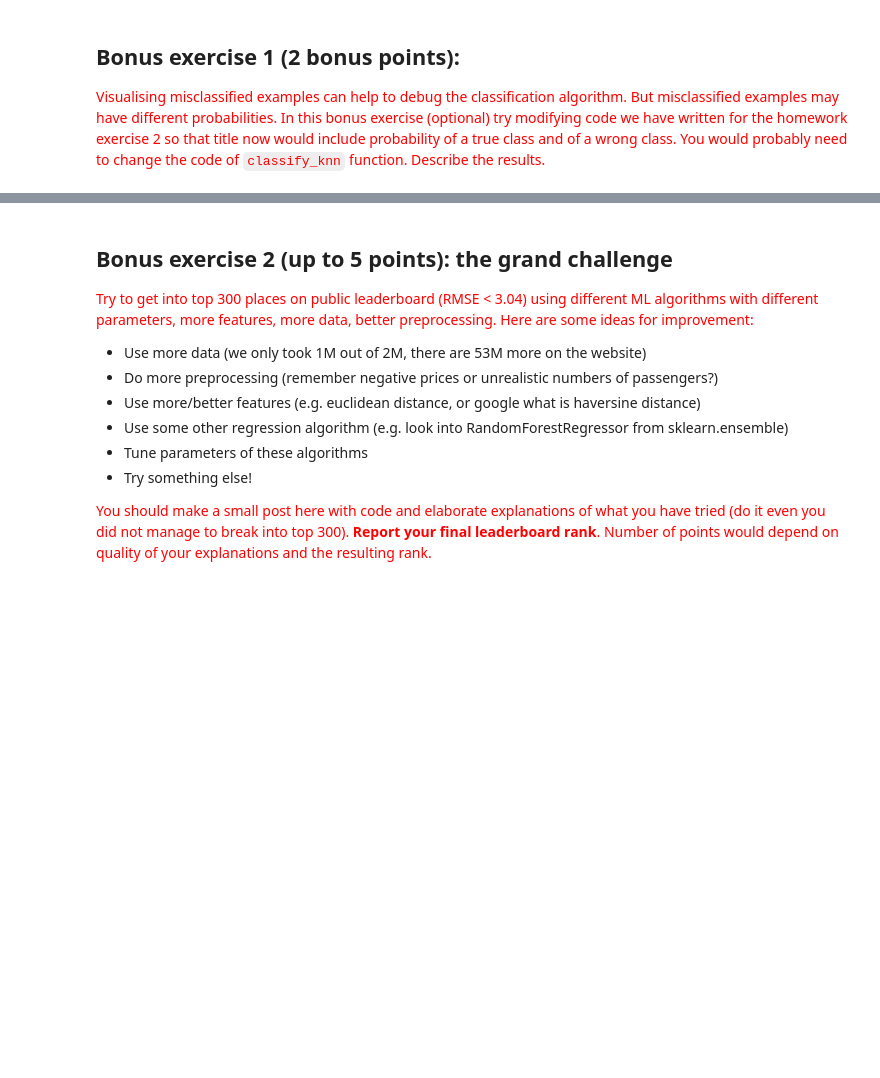
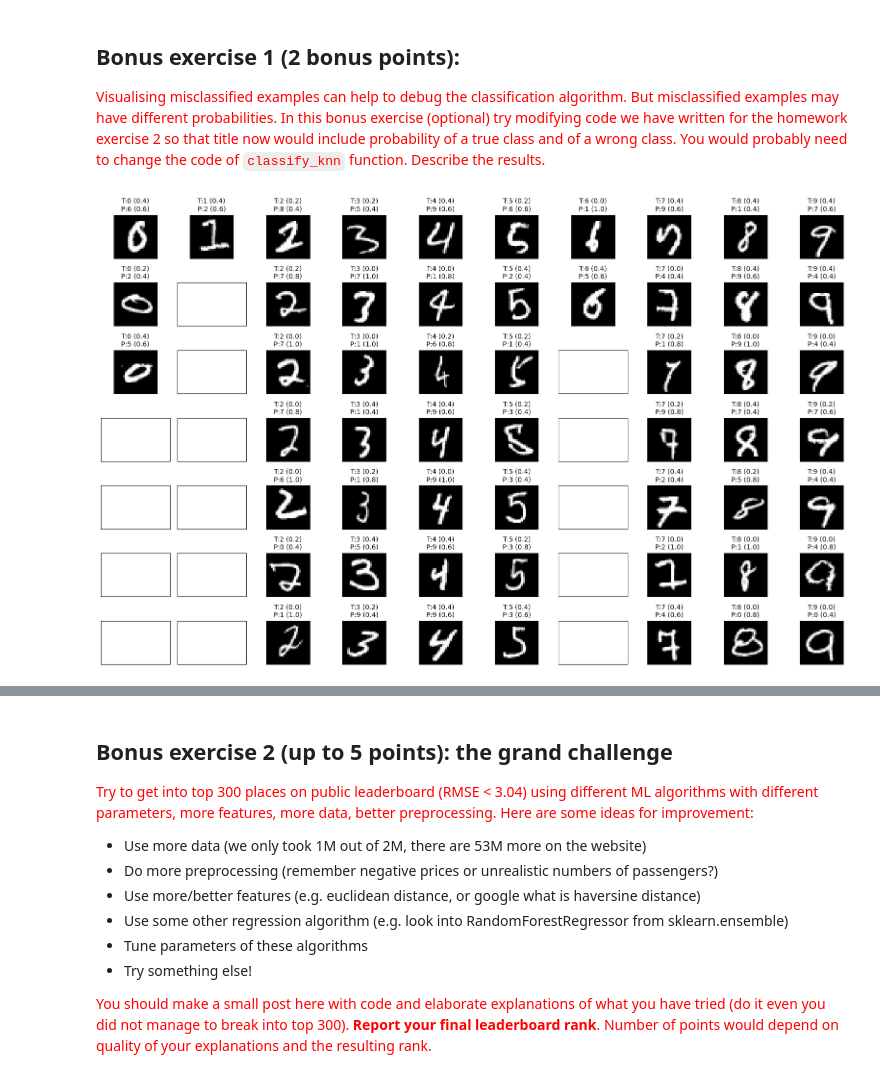
Before and after one commit to Krios39/study, a Jupyter notebook: 1_semester/machine_learning/hw1/1_Supervised_learning_HW_2026.ipynb, the cells around one changed output, grey strips where cells are left out. Drawn from its saved outputs; the diff is of its cells as text; code cells hidden in the pictures; blank space fills up the shorter version.

```diff
--- a/1_semester/machine_learning/hw1/1_Supervised_learning_HW_2026.ipynb
+++ b/1_semester/machine_learning/hw1/1_Supervised_learning_HW_2026.ipynb
@@ -417,3 +417,39 @@ Successfully submitted to New York City Taxi Fare PredictionMy new score is 3.95
 ## Bonus exercise 1 (2 bonus points):
 
 <font color='red'> Visualising misclassified examples can help to debug the classification algorithm. But misclassified examples may have different probabilities. In this bonus exercise (optional) try modifying code we have written for the homework exercise 2 so that title now would include probability of a true class and of a wrong class. You would probably need to change the code of `classify_knn` function. Describe the results. </font>
+# %%
+def classify_knn_proba(image, k, train_images, train_labels):
+    all_distances = np.array([np.linalg.norm(image - t_img) for t_img in train_images])
+    knn = np.argsort(all_distances)[:k]
+
+    counts = np.bincount(train_labels[knn], minlength=10)
+    probabilities = counts / k
+    prediction = np.argmax(counts)
+
+    return prediction, probabilities
+
+num_classes = 10
+samples_per_class = 7
+fig, axs = plt.subplots(samples_per_class, num_classes, figsize=(16.0, 10.0))
+
+for i in range(num_classes):
+    misclassified_idx = np.where((test_labels == i) & (np.array(test_predicted) != i))[0]
+
+    for j in range(min(samples_per_class, len(misclassified_idx))):
+        idx = misclassified_idx[j]
+        true_label = test_labels[idx]
+        wrong_pred = test_predicted[idx]
+
+        _, probas = classify_knn_proba(test_images[idx], 5, train_images, train_labels)
+
+        true_prob = probas[true_label]
+        wrong_prob = probas[wrong_pred]
+
+        axs[j, i].imshow(test_images[idx], cmap='gray')
+        axs[j, i].set_title(f"T:{true_label} ({true_prob:.1f})\nP:{wrong_pred} ({wrong_prob:.1f})", fontsize=10)
+
+plt.setp(axs, xticks=[], yticks=[])
+plt.tight_layout()
+plt.show()
+# %% [output]
+[figure, added]
```
Also changed, not shown: parts of 4 cells of this notebook.
